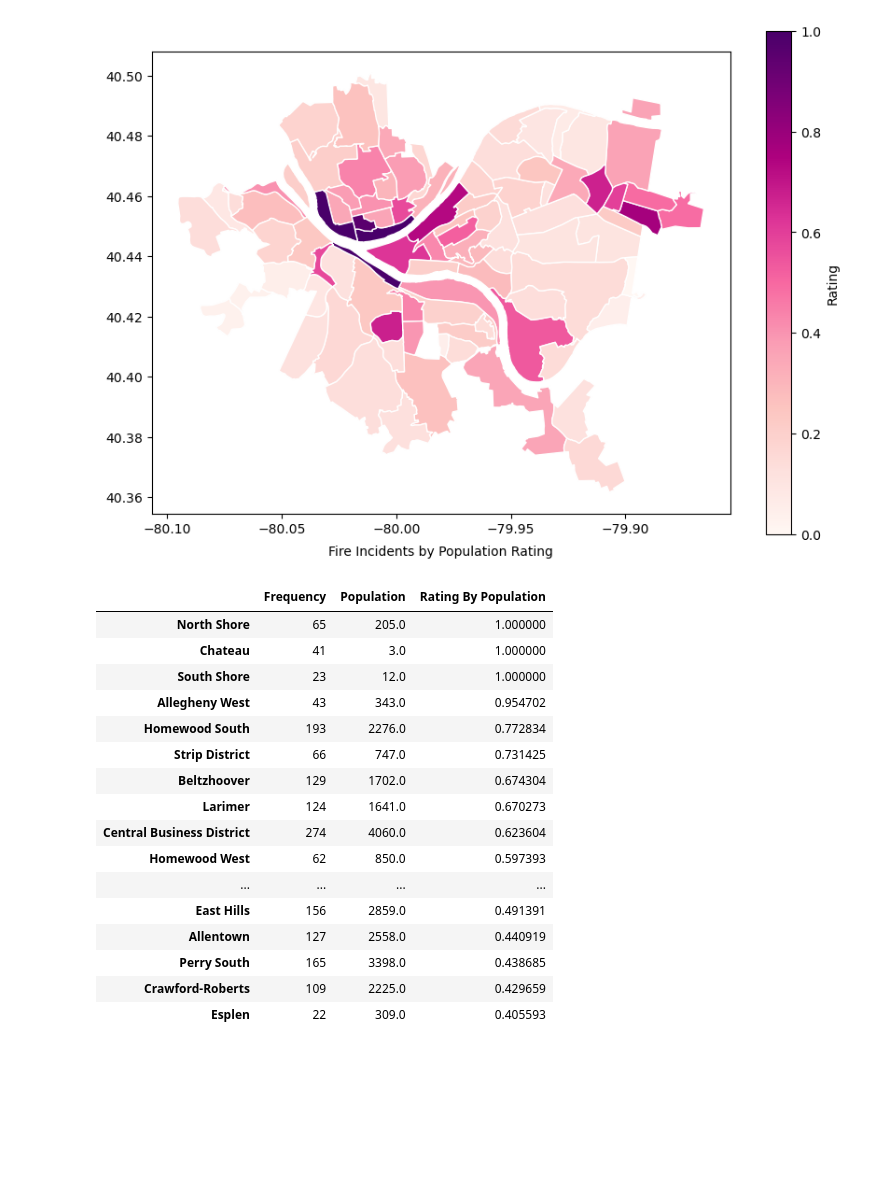
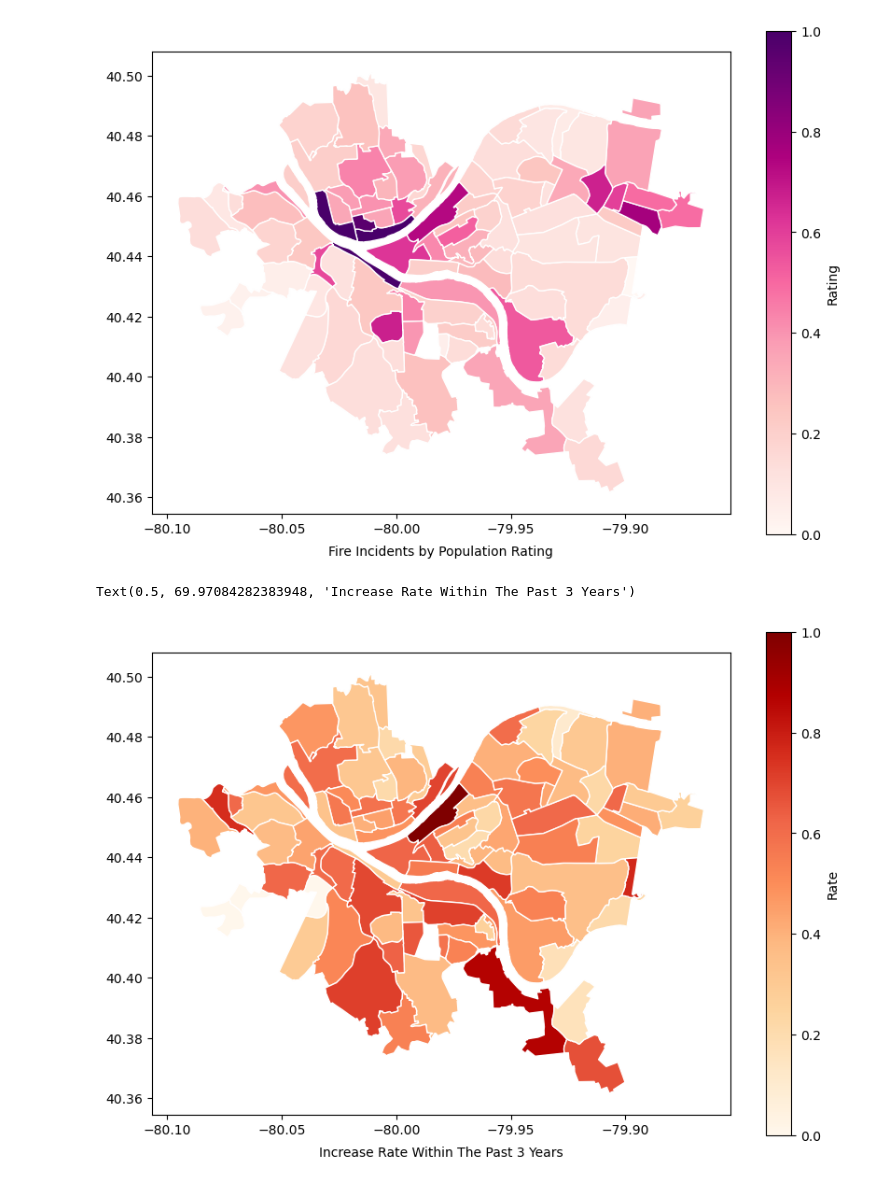
Before and after one commit to XianyuZhao04/CMPINF-0010-FinalProject, a Jupyter notebook: viTran_noteBook.ipynb, the cells around one changed output. Cells and saved outputs as stored; diff of their text form; code cells hidden in the pictures; blank space fills up the shorter version.

Commit message:
Add rating by increasing for the past 3 years

```diff
--- a/viTran_noteBook.ipynb
+++ b/viTran_noteBook.ipynb
@@ -194,0 +262,4 @@ fire_incidents_neighborhood["Rating By Population"].plot.bar()
+# %%
+fire_incidents_neighborhood.sort_index(inplace=True)
+fire_incidents_neighborhood.insert(3, "Past 3 Years frequency", by_past_3_years['frequency'].tolist(), True)
+fire_incidents_neighborhood
@@ -194,0 +280,19 @@ fire_incidents_neighborhood["Rating By Population"].plot.bar()
+# %%
+past3 = fire_incidents_neighborhood['Past 3 Years frequency'].tolist()
+total = fire_incidents_neighborhood['Frequency'].tolist()
+ratio_3_years = []
+
+for i in range(len(past3)):
+    ratio3 = past3[i] / total[i]
+    ratio_3_years.append(ratio3)
+# %%
+ratio_3_years_normalized = []
+maxRate3 = max(ratio_3_years)
+minRate3 = min(ratio_3_years)
+range3 = maxRate3 - minRate3
+
+for ratio in ratio_3_years:
+    ratio3Norm = (ratio - minRate3) / range3
+    ratio_3_years_normalized.append(ratio3Norm)
+
+fire_incidents_neighborhood.insert(4, "Rating by increase", ratio_3_years_normalized, True)
@@ -194,0 +315,2 @@ fire_incidents_neighborhood["Rating By Population"].plot.bar()
+# %%
+fire_incidents_neighborhood.sort_values(by=['Rating by increase'], ascending=False, inplace=True)
@@ -225,24 +361,15 @@ plt.xlabel("Fire Incidents by Population Rating", labelpad=7)
 # %% [output]
 Text(0.5, 69.97084282383948, 'Fire Incidents by Population Rating')
 [figure]
-# %%
-fire_incidents_neighborhood.sort_values(by=['Rating By Population'], ascending=False, inplace=True)
-fire_incidents_neighborhood.head(20)
-# %% [output]
-|  | Frequency | Population | Rating By Population |
-| North Shore | 65 | 205.0 | 1.000000 |
-| Chateau | 41 | 3.0 | 1.000000 |
-| South Shore | 23 | 12.0 | 1.000000 |
-| Allegheny West | 43 | 343.0 | 0.954702 |
-| Homewood South | 193 | 2276.0 | 0.772834 |
-| Strip District | 66 | 747.0 | 0.731425 |
-| Beltzhoover | 129 | 1702.0 | 0.674304 |
-| Larimer | 124 | 1641.0 | 0.670273 |
-| Central Business District | 274 | 4060.0 | 0.623604 |
-| Homewood West | 62 | 850.0 | 0.597393 |
-| ... | ... | ... | ... |
-| East Hills | 156 | 2859.0 | 0.491391 |
-| Allentown | 127 | 2558.0 | 0.440919 |
-| Perry South | 165 | 3398.0 | 0.438685 |
-| Crawford-Roberts | 109 | 2225.0 | 0.429659 |
-| Esplen | 22 | 309.0 | 0.405593 |
+# %%
+steps_map.plot(column='Rating by increase',
+               cmap='OrRd',
+               edgecolor='white',
+               legend=True,
+               legend_kwds={'label': "Rate"},
+               figsize=(10, 7),
+               missing_kwds={"color": "lightgrey"})
+plt.xlabel("Increase Rate Within The Past 3 Years", labelpad=7)
+# %% [output]
+Text(0.5, 69.97084282383948, 'Increase Rate Within The Past 3 Years')
+[figure, added]
```
Also changed, not shown: parts of 13 cells of this notebook.
